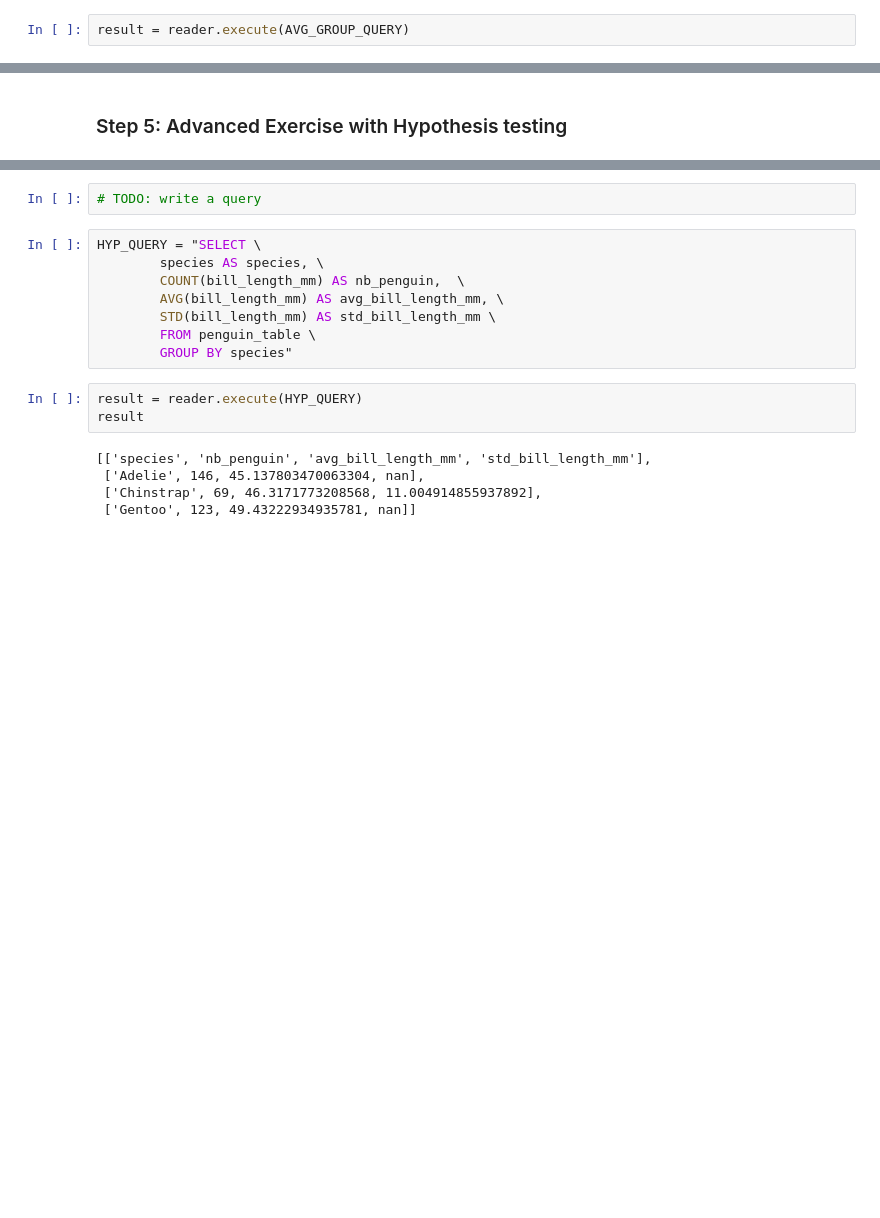
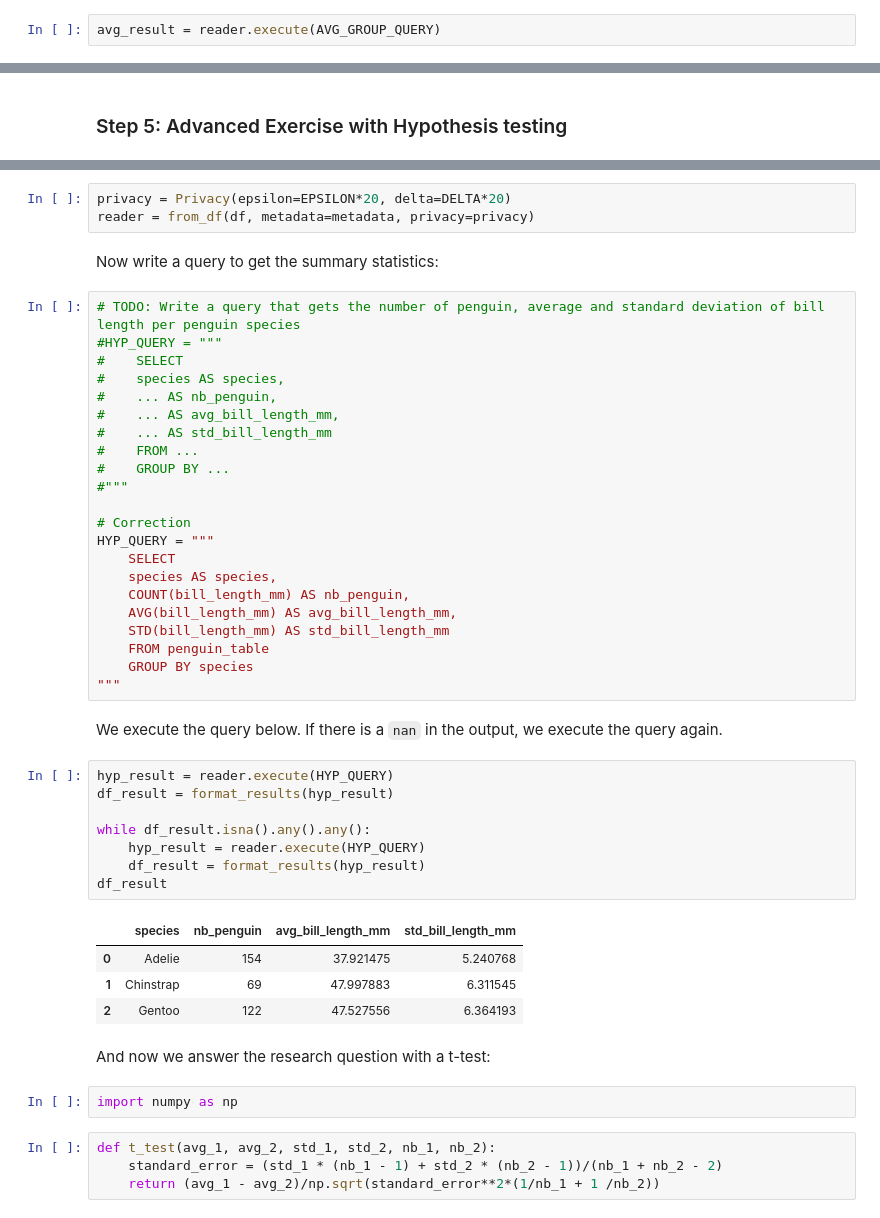
Before and after one commit to dscc-admin-ch/ESTP_DP_Course, a Jupyter notebook: Smartnoise-SQL.ipynb, the cells around one changed output, grey strips where cells are left out. Cells and saved outputs as stored; diff of their text form; blank space fills up the shorter version.

```diff
--- a/Smartnoise-SQL.ipynb
+++ b/Smartnoise-SQL.ipynb
@@ -280,5 +276,5 @@ This query will cost 0.1 epsilon and 2.5000000000052758e-05 delta.
 # %% [markdown]
 Now, we execute it:
 # %%
-result = reader.execute(AVG_GROUP_QUERY)
+avg_result = reader.execute(AVG_GROUP_QUERY)
 # %%
@@ -302,18 +307,50 @@ We want to test if flipper length differ between the penguins species with a two
+# %%
+privacy = Privacy(epsilon=EPSILON*20, delta=DELTA*20)
+reader = from_df(df, metadata=metadata, privacy=privacy)
+# %% [markdown]
+Now write a query to get the summary statistics:
 # %%
-# TODO: write a query
+# TODO: Write a query that gets the number of penguin, average and standard deviation of bill length per penguin species
+#HYP_QUERY = """
+#    SELECT
+#    species AS species,
+#    ... AS nb_penguin,
+#    ... AS avg_bill_length_mm,
+#    ... AS std_bill_length_mm
+#    FROM ...
+#    GROUP BY ...
+#"""
+
+# Correction
+HYP_QUERY = """
+    SELECT
+    species AS species,
+    COUNT(bill_length_mm) AS nb_penguin,
+    AVG(bill_length_mm) AS avg_bill_length_mm,
+    STD(bill_length_mm) AS std_bill_length_mm
+    FROM penguin_table
+    GROUP BY species
+"""
-# %%
-HYP_QUERY = "SELECT \
-        species AS species, \
-        COUNT(bill_length_mm) AS nb_penguin,  \
-        AVG(bill_length_mm) AS avg_bill_length_mm, \
-        STD(bill_length_mm) AS std_bill_length_mm \
-        FROM penguin_table \
-        GROUP BY species"
-# %%
-result = reader.execute(HYP_QUERY)
-result
-# %% [output]
-[['species', 'nb_penguin', 'avg_bill_length_mm', 'std_bill_length_mm'],
- ['Adelie', 146, 45.137803470063304, nan],
- ['Chinstrap', 69, 46.3171773208568, 11.004914855937892],
- ['Gentoo', 123, 49.43222934935781, nan]]
+# %% [markdown]
+We execute the query below. If there is a `nan` in the output, we execute the query again.
+# %%
+hyp_result = reader.execute(HYP_QUERY)
+df_result = format_results(hyp_result)
+
+while df_result.isna().any().any():
+    hyp_result = reader.execute(HYP_QUERY)
+    df_result = format_results(hyp_result)
+df_result
+# %% [output]
+|  | species | nb_penguin | avg_bill_length_mm | std_bill_length_mm |
+| 0 | Adelie | 154 | 37.921475 | 5.240768 |
+| 1 | Chinstrap | 69 | 47.997883 | 6.311545 |
+| 2 | Gentoo | 122 | 47.527556 | 6.364193 |
+# %% [markdown]
+And now we answer the research question with a t-test:
+# %%
+import numpy as np
+# %%
+def t_test(avg_1, avg_2, std_1, std_2, nb_1, nb_2):
+    standard_error = (std_1 * (nb_1 - 1) + std_2 * (nb_2 - 1))/(nb_1 + nb_2 - 2)
+    return (avg_1 - avg_2)/np.sqrt(standard_error**2*(1/nb_1 + 1 /nb_2))
```
Also changed, not shown: parts of 17 cells of this notebook.
